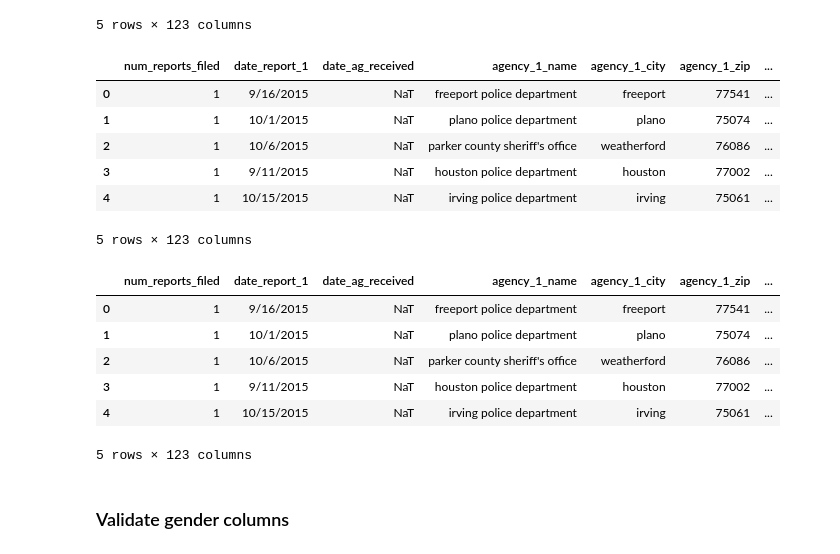
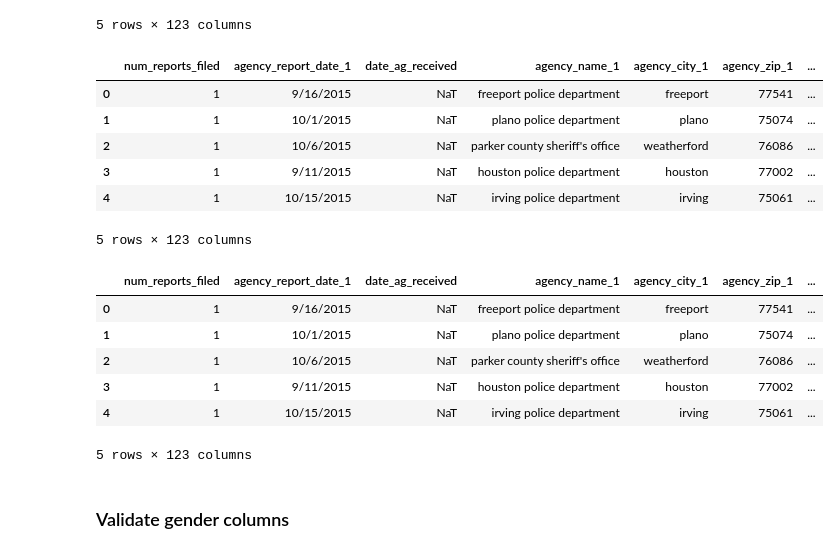
Before and after one commit to texas-justice-initiative/data-processing, a Jupyter notebook: data_cleaning/clean_ois_civilians_shot.ipynb, the cells around one changed output. Cells and saved outputs as stored; diff of their text form; code cells hidden in the pictures.

```diff
--- a/data_cleaning/clean_ois_civilians_shot.ipynb
+++ b/data_cleaning/clean_ois_civilians_shot.ipynb
@@ -84,9 +84,11 @@ col_renames = {
     "City of Incident": "incident_city",
     "County of Incident": "incident_county",
     "Zip Code of Incident": "incident_zip",
+    "Latitude of Incident": "incident_latitude",
+    "Longitude of Incident": "incident_longitude",
     "Incident Resulted In": "incident_resulted_in",
     "Carried, Exhibited or Used Deadly Weapon": "deadly_weapon",
-    "On Duty or Off Duty": "on_duty",
+    "On Duty or Off Duty": "officer_on_duty_1",
     "Peace Officer Responding With 1 or More Officers": "multiple_officers_involved",
     "Incident Occurred During or as a Result of": "incident_result_of",
     "If Other, Specify Type of Call": "incident_call_other",
@@ -117,33 +119,33 @@ shootings.head()
 # %%
 # Some columns have multiple copies for different individuals,
 # e.g. agency_name_1 for the first officer's agency, then
 # agency_name_2, for the second, etc. To avoid typing out
 # all these numbers, we loop through such columns and rename
 # them appropriately.
 numerical_renames = {
-    "Date of Report %d":"date_report_%d",
-    "Name of Agency %d":"agency_%d_name",
-    "City of Agency %d":"agency_%d_city",
-    "Zip code of Agency %d":"agency_%d_zip",
-    "Name of Person %d Filling out Form":"name_person_filling_out_%d",
-    "Email Address of Person %d Filling out Form":"email_person_filling_out_%d",
-    "Peace Officer %d's Gender":"officer_%d_gender",
-    "Peace Officer %d's Age":"officer_%d_age",
-    "Peace Officer %d's Race/Ethnicity":"officer_%d_race",
-    "Incident Occurred During or as a Result of %d":"officer_%d_caused_injury",
+    "Date of Report %d":"agency_report_date_%d",
+    "Name of Agency %d":"agency_name_%d",
+    "City of Agency %d":"agency_city_%d",
+    "Zip code of Agency %d":"agency_zip_%d",
+    "Name of Person %d Filling out Form":"agency_name_person_filling_out_%d",
+    "Email Address of Person %d Filling out Form":"agency_email_person_filling_out_%d",
+    "Peace Officer %d's Gender":"officer_gender_%d",
+    "Peace Officer %d's Age":"officer_age_%d",
+    "Peace Officer %d's Race/Ethnicity":"officer_race_%d",
+    "Incident Occurred During or as a Result of %d":"officer_caused_injury_%d",
     "NEWS %d": "news_coverage_%d",
 }
 renames = {}
 for i in range(1, 11):
     for k, v in numerical_renames.items():
         k = (k % i).lower()
         v = v % i
         renames[k] = v
 shootings.columns = [c.lower().strip() for c in shootings.columns]
 shootings.rename(columns=renames, inplace=True)
 shootings.head()
 # %% [output]
-|  | num_reports_filed | date_report_1 | date_ag_received | agency_1_name | agency_1_city | agency_1_zip | ... |
+|  | num_reports_filed | agency_report_date_1 | date_ag_received | agency_name_1 | agency_city_1 | agency_zip_1 | ... |
 | 0 | 1 | 9/16/2015 | NaT | freeport police department | freeport | 77541 | ... |
 | 1 | 1 | 10/1/2015 | NaT | plano police department | plano | 75074 | ... |
 | 2 | 1 | 10/6/2015 | NaT | parker county sheriff's office | weatherford | 76086 | ... |
@@ -153,7 +155,7 @@ shootings.head()
 # %%
 shootings.head()
 # %% [output]
-|  | num_reports_filed | date_report_1 | date_ag_received | agency_1_name | agency_1_city | agency_1_zip | ... |
+|  | num_reports_filed | agency_report_date_1 | date_ag_received | agency_name_1 | agency_city_1 | agency_zip_1 | ... |
 | 0 | 1 | 9/16/2015 | NaT | freeport police department | freeport | 77541 | ... |
 | 1 | 1 | 10/1/2015 | NaT | plano police department | plano | 75074 | ... |
 | 2 | 1 | 10/6/2015 | NaT | parker county sheriff's office | weatherford | 76086 | ... |
```
Also changed, not shown: parts of 16 cells of this notebook, 1 other file.
